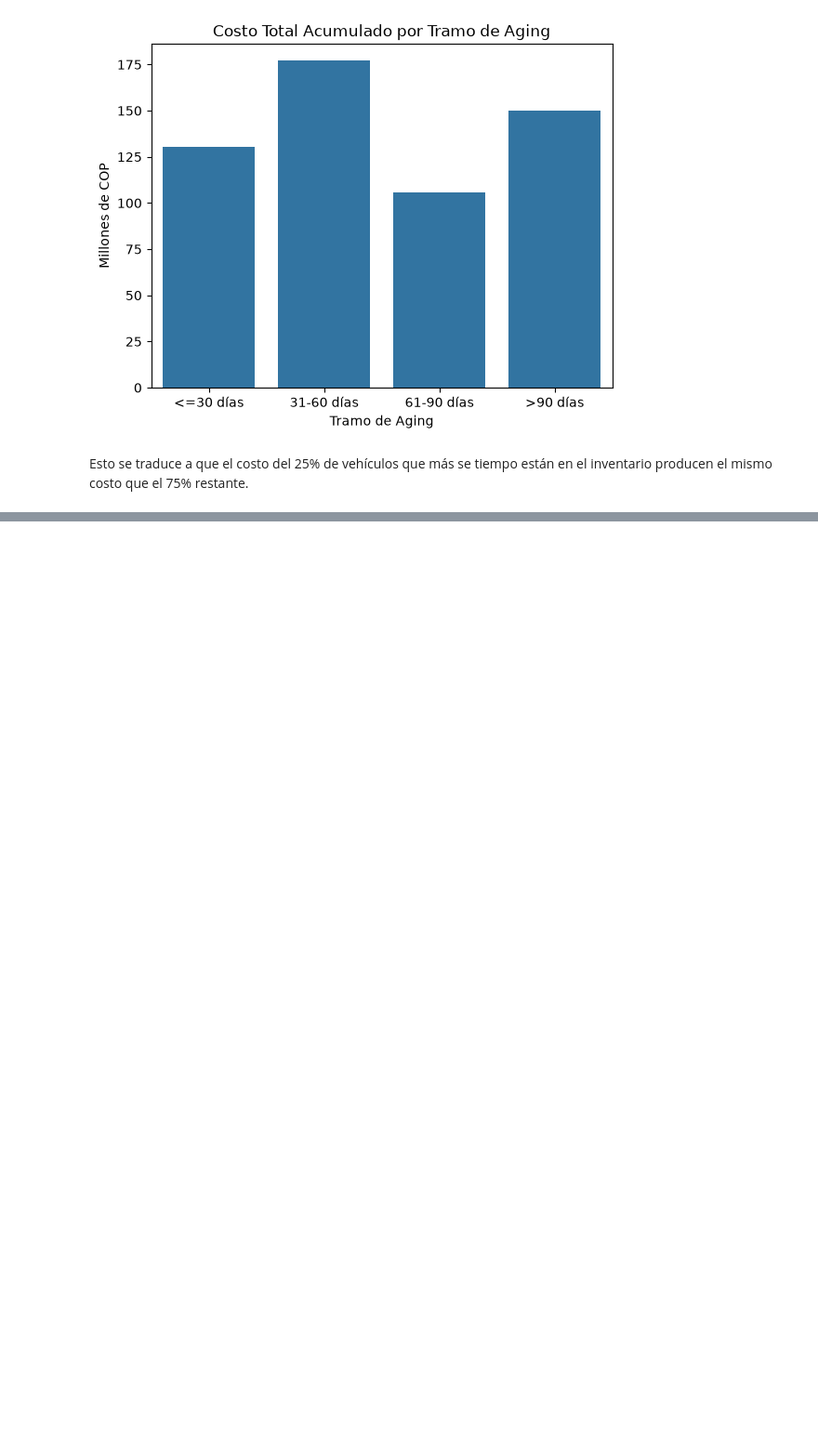
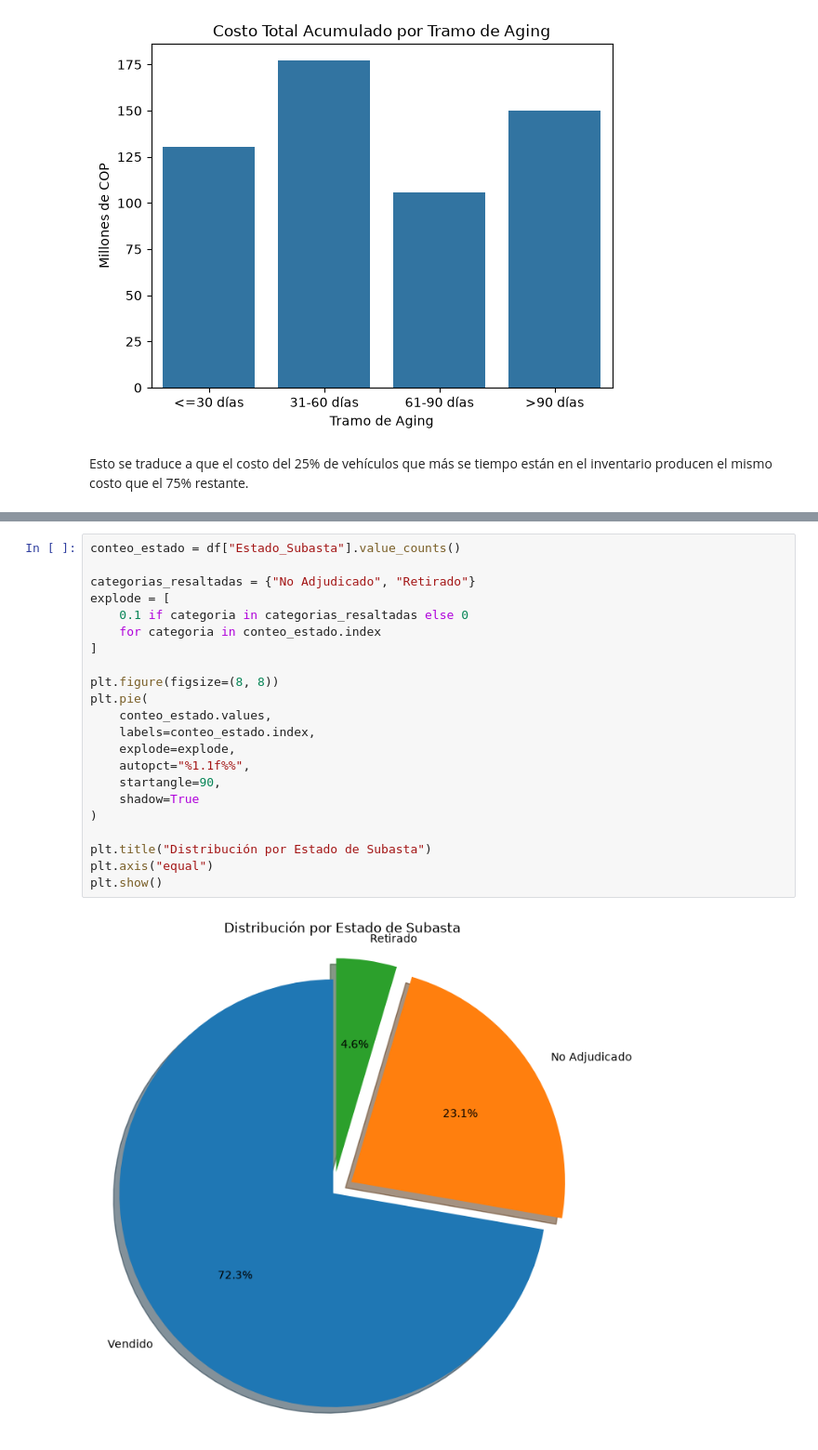
Before and after one commit to jdarizasa/Caso-de-Uso-Analista-de-Datos, a Jupyter notebook: notebooks/01_EDA.ipynb, the cells around one changed output, grey strips where cells are left out. Shown at 93% size. Cells and saved outputs as stored; diff of their text form; blank space fills up the shorter version.

```diff
--- a/notebooks/01_EDA.ipynb
+++ b/notebooks/01_EDA.ipynb
@@ -124,0 +129,24 @@ Esto se traduce a que el costo del 25% de vehículos que más se tiempo están e
+# %%
+conteo_estado = df["Estado_Subasta"].value_counts()
+
+categorias_resaltadas = {"No Adjudicado", "Retirado"}
+explode = [
+    0.1 if categoria in categorias_resaltadas else 0
+    for categoria in conteo_estado.index
+]
+
+plt.figure(figsize=(8, 8))
+plt.pie(
+    conteo_estado.values,
+    labels=conteo_estado.index,
+    explode=explode,
+    autopct="%1.1f%%",
+    startangle=90,
+    shadow=True
+)
+
+plt.title("Distribución por Estado de Subasta")
+plt.axis("equal")
+plt.show()
+# %% [output]
+[figure, added]
```
Also changed, not shown: parts of 15 cells of this notebook, 1 other file.
